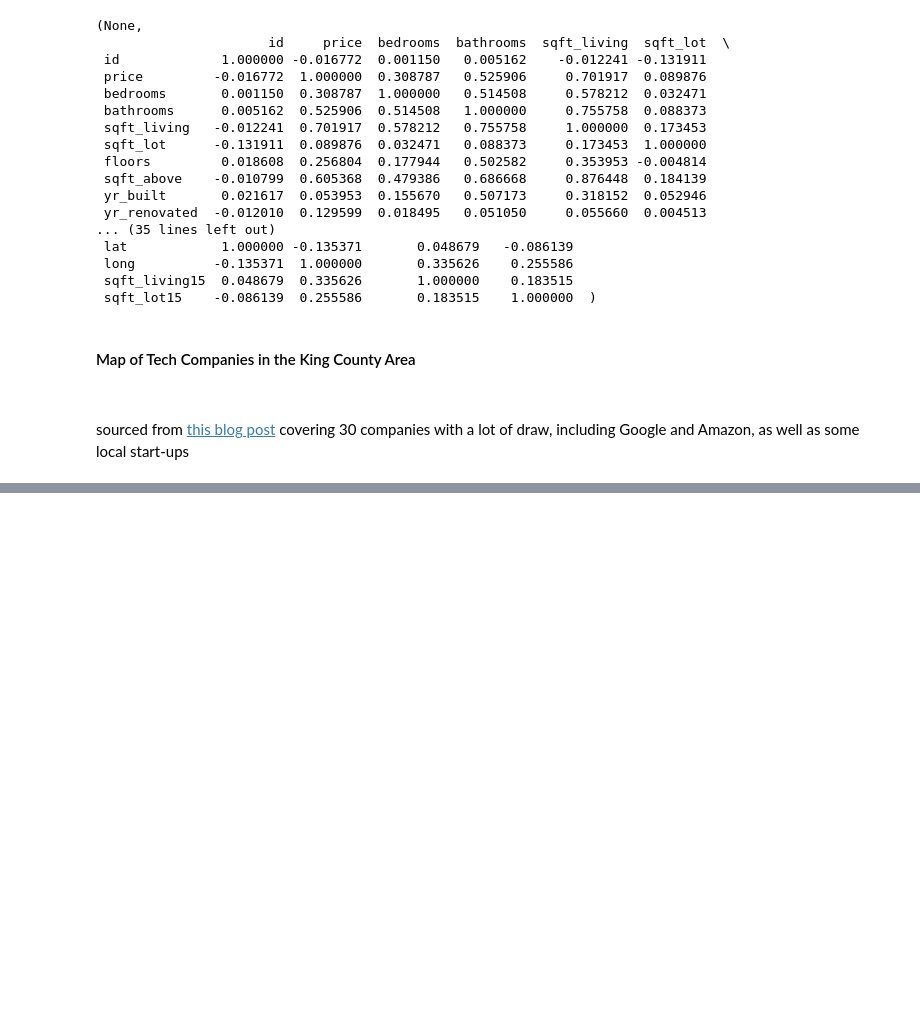
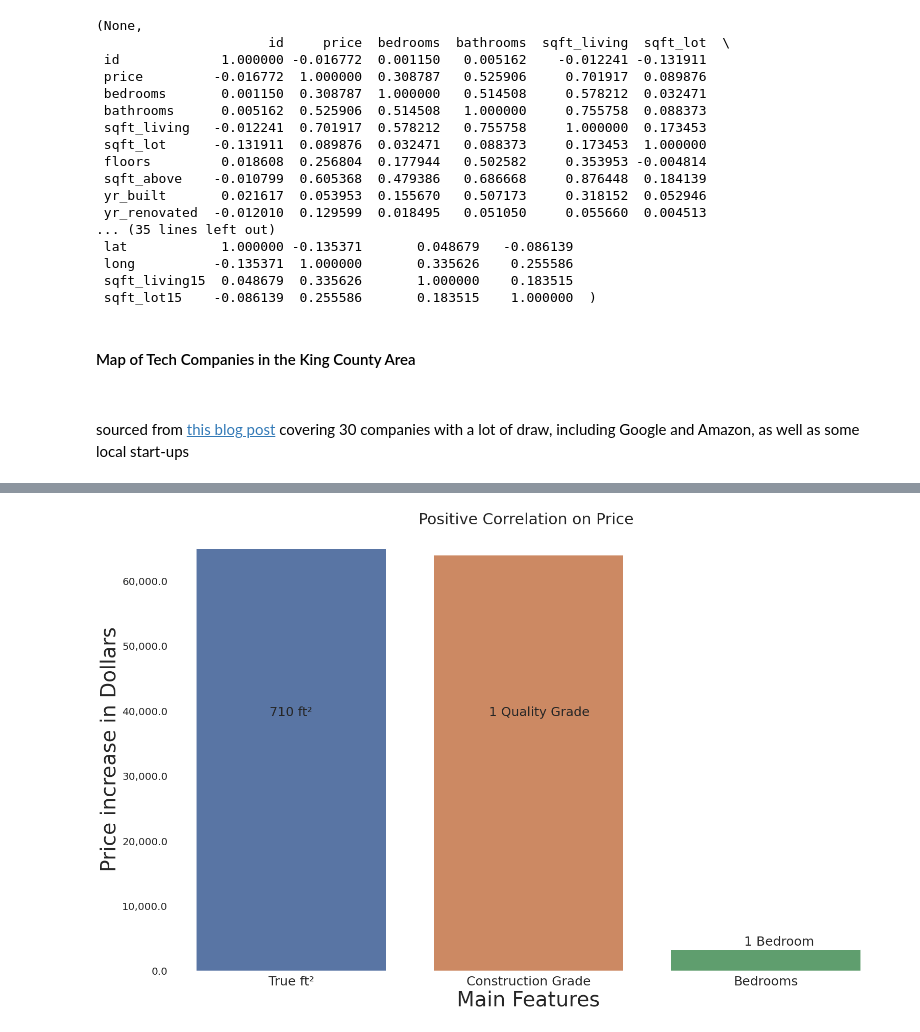
Before and after one commit to axoaxonic/green-housing-dev-analysis-project, a Jupyter notebook: green-housing-dev-analysis.ipynb, the cells around one changed output, grey strips where cells are left out. Saved outputs shown, nothing was run; the diff lists cells and outputs as text; code cells hidden in the pictures; blank space fills up the shorter version.

Commit message:
added code and polished main page notebook, added updated scatter plot image and deleted old one

```diff
--- a/green-housing-dev-analysis.ipynb
+++ b/green-housing-dev-analysis.ipynb
@@ -190,0 +287,25 @@ Questions to consider:
+# %%
+# Plot showing top 3 features
+
+x_axis = ['True ft²', 'Construction Grade', 'Bedrooms']
+y_axis = [65000, 64000, 3300]
+
+
+
+fig, ax = plt.subplots(figsize=(25,16))
+sns.set(rc={'axes.facecolor':'white', 'figure.facecolor':'white'})
+sns.barplot( x = x_axis, y = y_axis, );
+
+plt.title('Positive Correlation on Price ', fontsize=30)
+plt.xlabel('Main Features', fontsize=40)
+plt.ylabel('Price increase in Dollars', fontsize=40)
+plt.xticks(rotation=0, fontsize=25)
+plt.yticks(fontsize=20)
+#plt.gcf().axes[0].yaxis.get_major_formatter().set_scientific(False)
+ax.yaxis.set_major_formatter(StrMethodFormatter('{x:,}'))
+ax.annotate('710 ft²',xy=(190, 500), xycoords='axes pixels', fontsize=25)
+ax.annotate('1 Quality Grade',xy=(620, 500), xycoords='axes pixels', fontsize=25)
+ax.annotate('1 Bedroom',xy=(1120, 50), xycoords='axes pixels', fontsize=25)
+plt.show()
+# %% [output]
+[figure, added]
```
Also changed, not shown: parts of 23 cells of this notebook, 3 other files.
